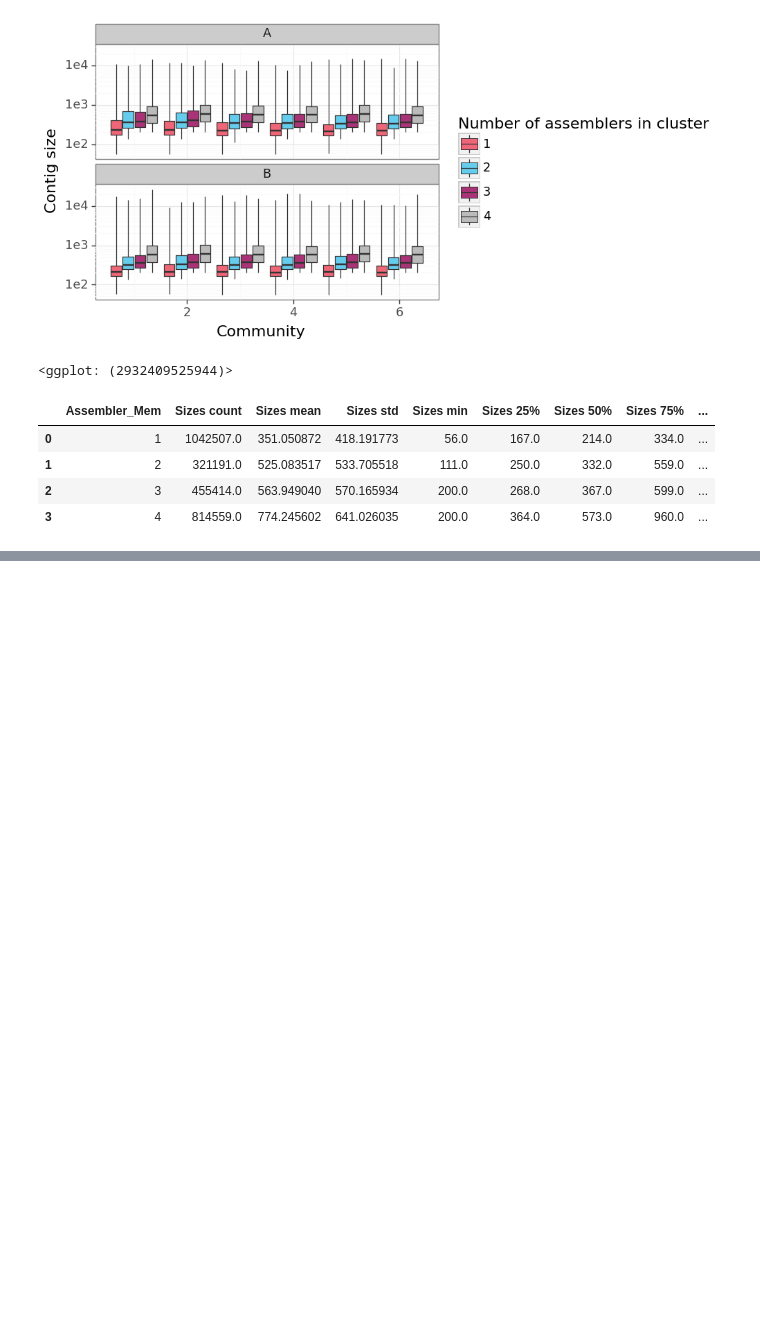
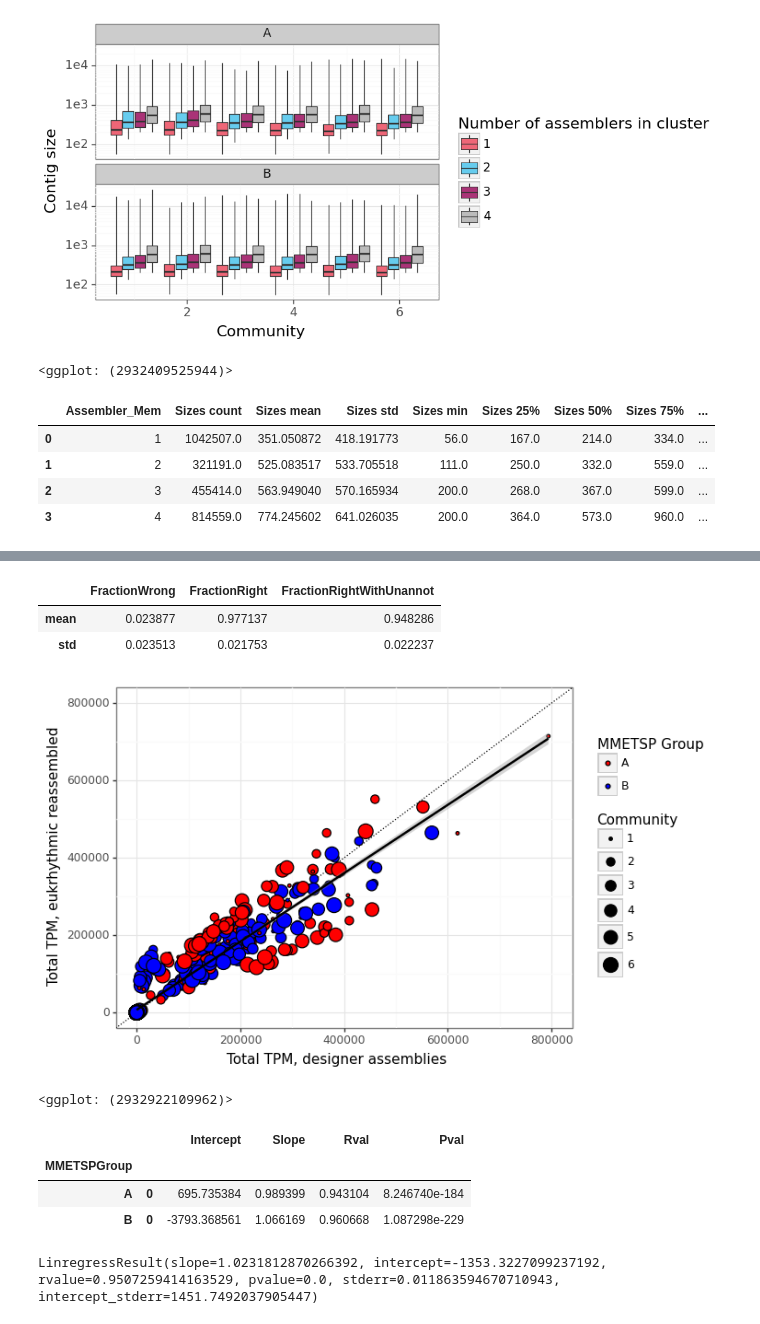
Before and after one commit to akrinos/2022-Krinos-eukrhythmic, a Jupyter notebook: jupyter-notebooks/generate-tables.ipynb, the cells around one changed output, grey strips where cells are left out. Saved outputs shown, nothing was run; the diff lists cells and outputs as text; code cells hidden in the pictures; blank space fills up the shorter version.

```diff
--- a/jupyter-notebooks/generate-tables.ipynb
+++ b/jupyter-notebooks/generate-tables.ipynb
@@ -719,0 +895,62 @@ cluster_number_boxplot
+# %%
+pivoted_count = counted_cat.pivot_table(index=["Community","MMETSPGroup"],
+                        columns="inDesigner",values="CAGTotal").reset_index()
+pivoted_count["FractionWrong"] = pivoted_count["notInDesigner"]/pivoted_count["inDesigner"]
+pivoted_count["FractionRight"] = pivoted_count["inDesigner"]/(pivoted_count["inDesigner"] + \
+                                                              pivoted_count["notInDesigner"])
+pivoted_count["FractionRightWithUnannot"] = pivoted_count["inDesigner"]/(pivoted_count["inDesigner"] + \
+                                                              pivoted_count["notInDesigner"] + \
+                                                              pivoted_count["Unannotated"])
+pivoted_count.agg({"FractionWrong":["mean","std"],"FractionRight":["mean","std"],
+                   "FractionRightWithUnannot":["mean","std"]})
+# %% [output]
+|  | FractionWrong | FractionRight | FractionRightWithUnannot |
+| mean | 0.023877 | 0.977137 | 0.948286 |
+| std | 0.023513 | 0.021753 | 0.022237 |
+# %%
+## this is the faceted comparison figure showing TPM abundance of genera & then false negatives/positives
+
+compared_species = pd.merge(all_eukulele_designer.groupby(["Genus","Name","Community"])["TPM"].\
+                             sum().reset_index().\
+         rename(columns={"TPM":"DesignerGenusTPM"}),
+         all_EUKulele_CAG.groupby(["Genus","Name","Community"])["TPM"].sum().reset_index().\
+         rename(columns={"TPM":"CAGGenusTPM"}),
+         left_on=["Name","Community","Genus"],right_on=["Name","Community","Genus"])
+compared_species["MMETSPGroup"] = ["A" if "100k" in curr else "B" for curr in compared_species["Name"]]
+compared_species["Genus"] = [curr.strip() for curr in compared_species["Genus"]]
+# %%
+(plotnine.ggplot(compared_species) +
+ plotnine.geom_abline(intercept = 0, slope = 1,linetype="dotted") +
+ plotnine.geom_point(plotnine.aes(x = "DesignerGenusTPM",
+                                                                      y = "CAGGenusTPM",
+                                                                      size = "Community",
+                                                                      fill = "MMETSPGroup")) +
+ plotnine.geom_smooth(plotnine.aes(x = "DesignerGenusTPM", y = "CAGGenusTPM"),method="lm") +
+ plotnine.theme_bw() + plotnine.ylab("Total TPM, eukrhythmic reassembled") +
+ plotnine.xlab("Total TPM, designer assemblies") + plotnine.xlim([0,800000]) +
+ plotnine.ylim([0,800000]) +
+ plotnine.scale_fill_manual(name = "MMETSP Group", values = ["red","blue"]))
+# %% [output]
+[figure, added]
+<ggplot: (2932922109962)>
+# %%
+def regress(data, xvar='CAGGenusTPM', yvar='DesignerGenusTPM'):
+    Y = [float(curr) for curr in list(data[yvar])]
+    X = [float(curr) for curr in list(data[xvar])]
+    linreg_res = scipy.stats.linregress(X, Y)
+    return pd.DataFrame({"Intercept": linreg_res.intercept,
+                         "Slope": linreg_res.slope,
+                         "Rval": linreg_res.rvalue,
+                         "Pval": linreg_res.pvalue}, index=[0])
+
+compared_species.groupby(["MMETSPGroup"]).apply(regress, 'CAGGenusTPM', 'DesignerGenusTPM')
+# %% [output]
+|  |  | Intercept | Slope | Rval | Pval |
+| MMETSPGroup |  |  |  |  |  |
+| A | 0 | 695.735384 | 0.989399 | 0.943104 | 8.246740e-184 |
+| B | 0 | -3793.368561 | 1.066169 | 0.960668 | 1.087298e-229 |
+# %%
+linreg_res = scipy.stats.linregress(compared_species["CAGGenusTPM"], compared_species["DesignerGenusTPM"])
+linreg_res
+# %% [output]
+LinregressResult(slope=1.0231812870266392, intercept=-1353.3227099237192, rvalue=0.9507259414163529, pvalue=0.0, stderr=0.011863594670710943, intercept_stderr=1451.7492037905447)
```
Also changed, not shown: parts of 11 cells of this notebook, 1 other file.
